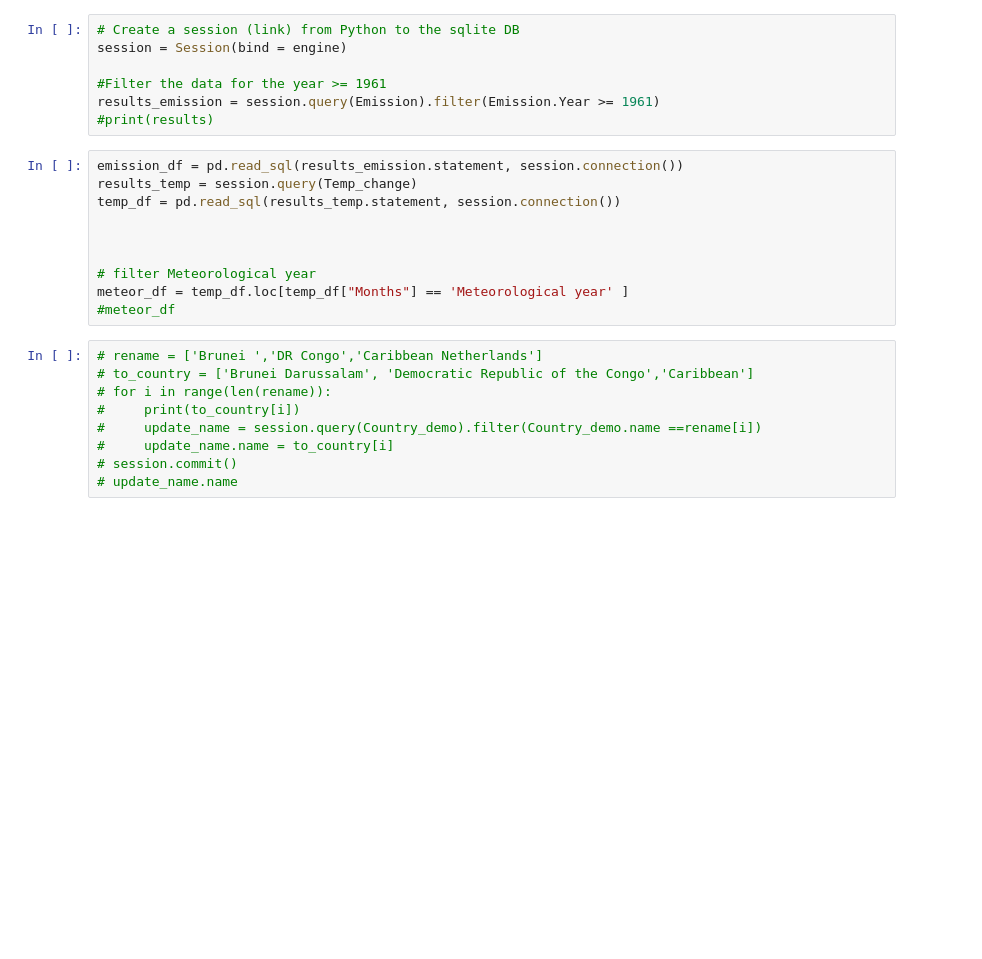
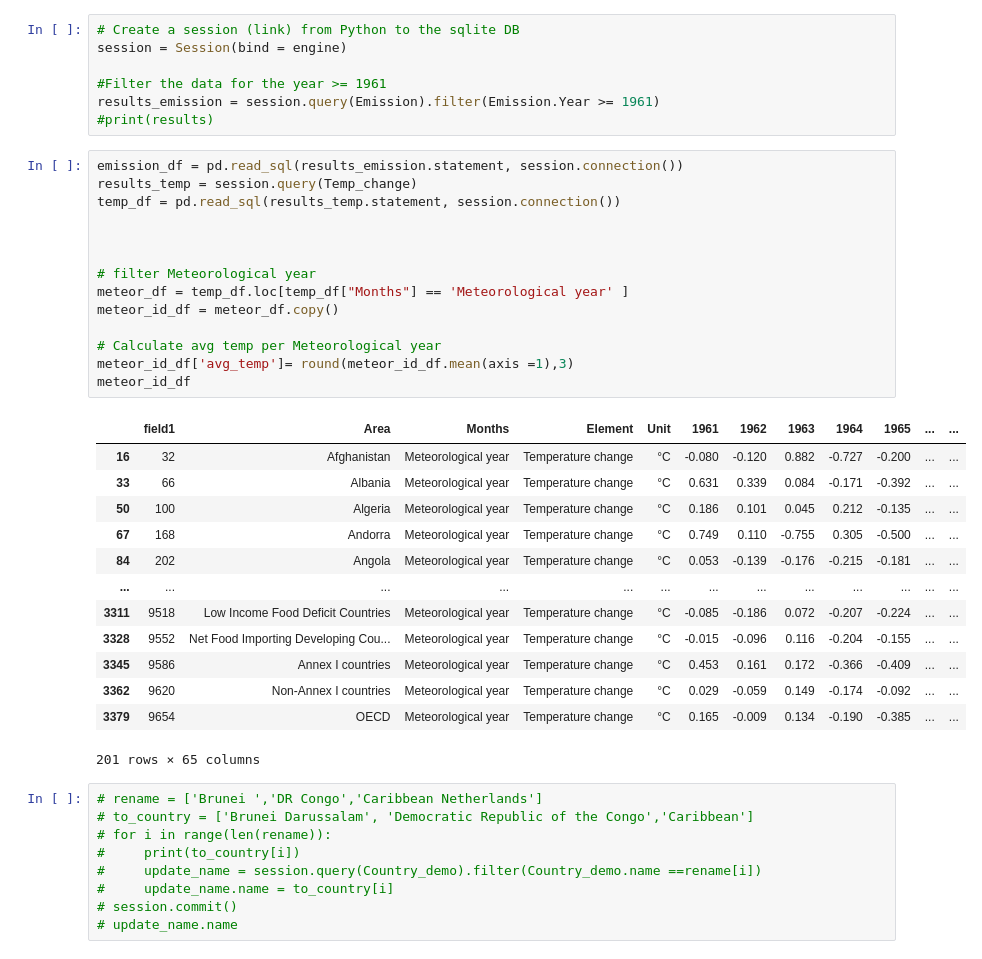
Before and after one commit to divya-gh/Climate-Interactive-Dashboard, a Jupyter notebook: add_Demo_info.ipynb, the cells around one changed output. Drawn from its saved outputs; the diff is of its cells as text; blank space fills up the shorter version.

```diff
--- a/add_Demo_info.ipynb
+++ b/add_Demo_info.ipynb
@@ -37,13 +37,31 @@ results_emission = session.query(Emission).filter(Emission.Year >= 1961)
 # %%
 emission_df = pd.read_sql(results_emission.statement, session.connection())
 results_temp = session.query(Temp_change)
 temp_df = pd.read_sql(results_temp.statement, session.connection())
 
 
 
 # filter Meteorological year
 meteor_df = temp_df.loc[temp_df["Months"] == 'Meteorological year' ]
-#meteor_df
+meteor_id_df = meteor_df.copy()
+
+# Calculate avg temp per Meteorological year
+meteor_id_df['avg_temp']= round(meteor_id_df.mean(axis =1),3)
+meteor_id_df
+# %% [output]
+|  | field1 | Area | Months | Element | Unit | 1961 | 1962 | 1963 | 1964 | 1965 | ... | ... |
+| 16 | 32 | Afghanistan | Meteorological year | Temperature change | °C | -0.080 | -0.120 | 0.882 | -0.727 | -0.200 | ... | ... |
+| 33 | 66 | Albania | Meteorological year | Temperature change | °C | 0.631 | 0.339 | 0.084 | -0.171 | -0.392 | ... | ... |
+| 50 | 100 | Algeria | Meteorological year | Temperature change | °C | 0.186 | 0.101 | 0.045 | 0.212 | -0.135 | ... | ... |
+| 67 | 168 | Andorra | Meteorological year | Temperature change | °C | 0.749 | 0.110 | -0.755 | 0.305 | -0.500 | ... | ... |
+| 84 | 202 | Angola | Meteorological year | Temperature change | °C | 0.053 | -0.139 | -0.176 | -0.215 | -0.181 | ... | ... |
+| ... | ... | ... | ... | ... | ... | ... | ... | ... | ... | ... | ... | ... |
+| 3311 | 9518 | Low Income Food Deficit Countries | Meteorological year | Temperature change | °C | -0.085 | -0.186 | 0.072 | -0.207 | -0.224 | ... | ... |
+| 3328 | 9552 | Net Food Importing Developing Cou... | Meteorological year | Temperature change | °C | -0.015 | -0.096 | 0.116 | -0.204 | -0.155 | ... | ... |
+| 3345 | 9586 | Annex I countries | Meteorological year | Temperature change | °C | 0.453 | 0.161 | 0.172 | -0.366 | -0.409 | ... | ... |
+| 3362 | 9620 | Non-Annex I countries | Meteorological year | Temperature change | °C | 0.029 | -0.059 | 0.149 | -0.174 | -0.092 | ... | ... |
+| 3379 | 9654 | OECD | Meteorological year | Temperature change | °C | 0.165 | -0.009 | 0.134 | -0.190 | -0.385 | ... | ... |
+201 rows × 65 columns
 # %%
 # rename = ['Brunei ','DR Congo','Caribbean Netherlands']
 # to_country = ['Brunei Darussalam', 'Democratic Republic of the Congo','Caribbean']
```
Also changed, not shown: parts of 16 cells of this notebook, 2 other files.
